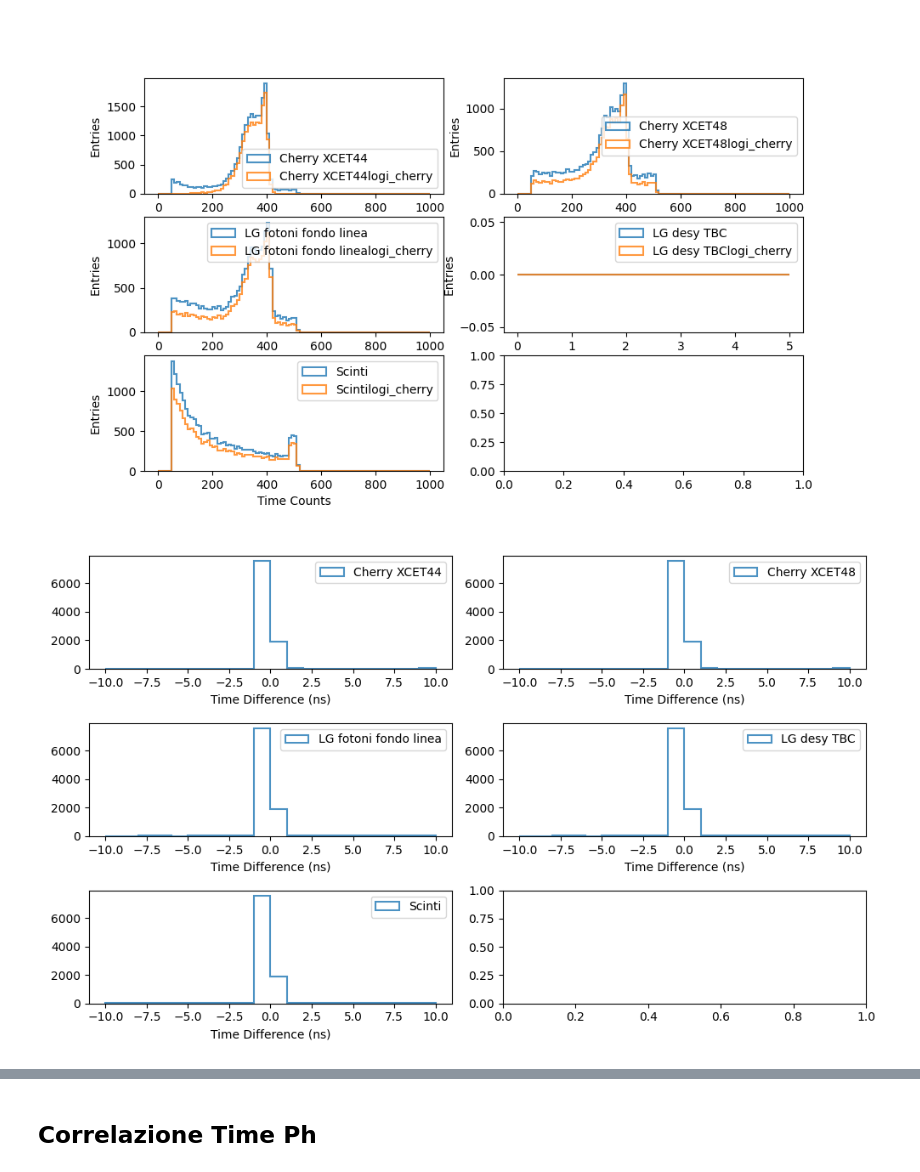
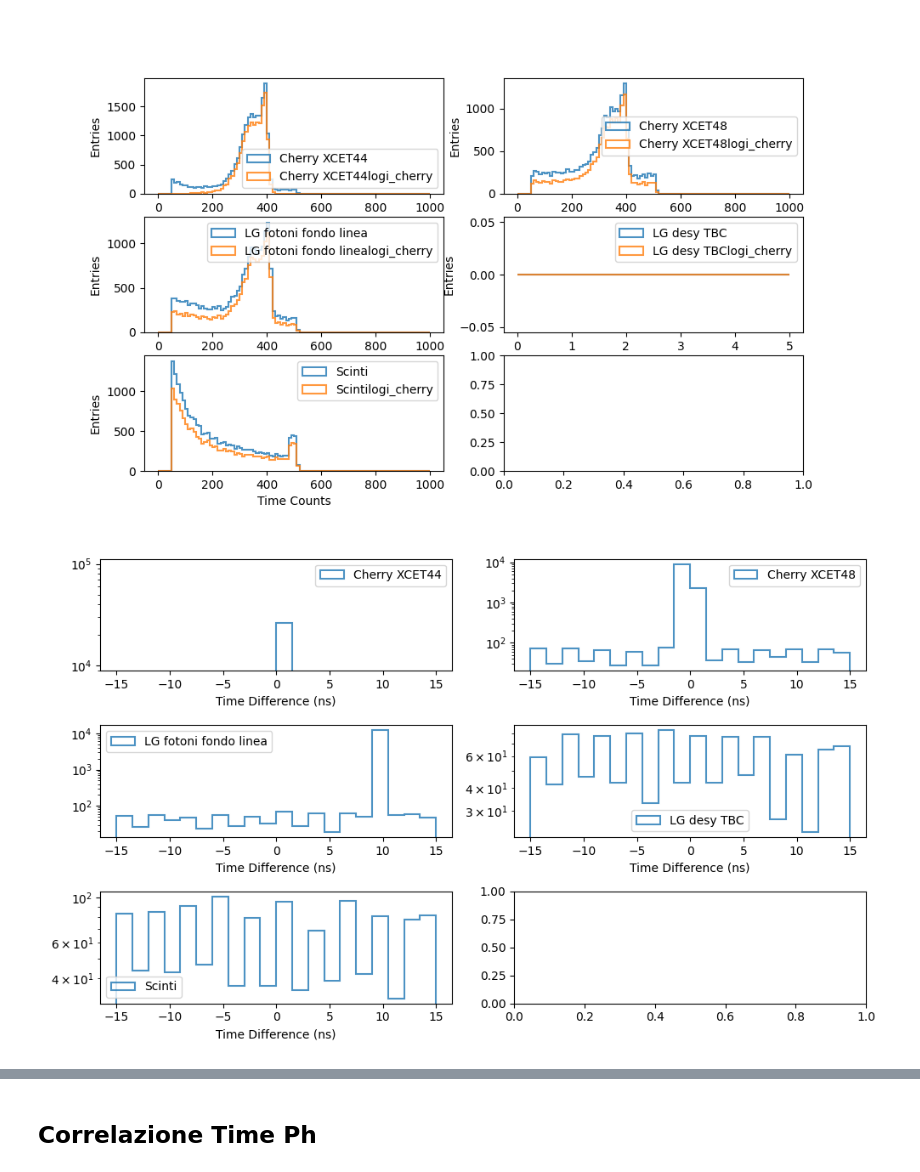
Before and after one commit to Ncanale/eplusBOOST_2025_T9, a Jupyter notebook: check_signal_epBOOST.ipynb, the cells around one changed output, grey strips where cells are left out. Drawn from its saved outputs; the diff is of its cells as text; code cells hidden in the pictures.

```diff
--- a/check_signal_epBOOST.ipynb
+++ b/check_signal_epBOOST.ipynb
@@ -280,15 +285,16 @@ for i in range(5):
 # %%
 fig, ax = plt.subplots(3,2,figsize=(10, 6))
 ax = ax.flatten()
 
 for i in range(5):
-    ax[i].hist(tm[:,1]-tm[:,0],range=(-10,10),bins=20, label=label[i], **opt_hist)
+    ax[i].hist(tm[:,i]-tm[:,0],range=(-15,15),bins=20, label=label[i], **opt_hist)
     ax[i].set_xlabel('Time Difference (ns)')
     ax[i].legend()
+    ax[i].set_yscale('log')
 plt.tight_layout()
 plt.show()
 # %% [output]
-[figure, old version]
+[figure, new version]
 # %%
 fig, ax = plt.subplots(2,1,figsize=(10, 6))
 ax[0].hist(qtot[:,0], range=(0, 10000), bins=100, label='Qtot X3', **opt_hist)
```
Also changed, not shown: parts of 6 cells of this notebook, 1 other file.
